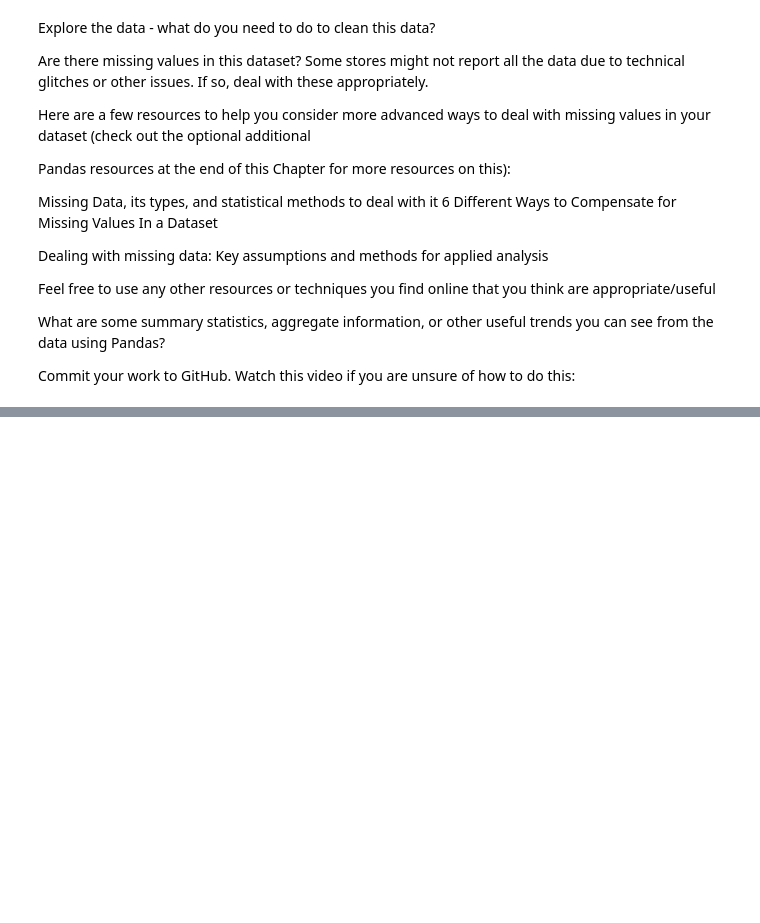
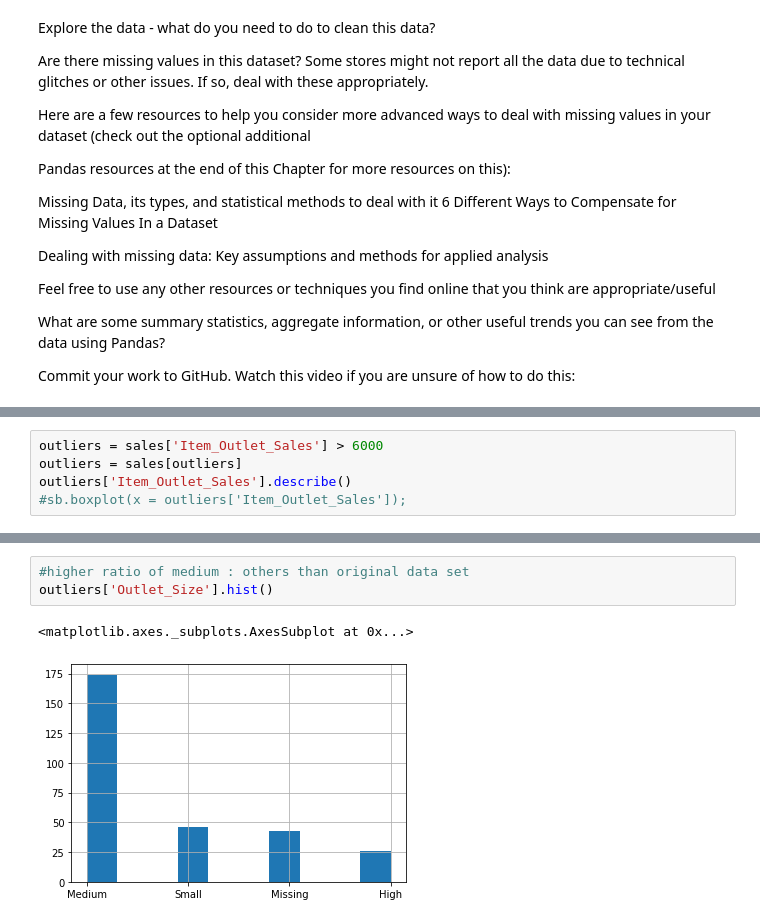
Before and after one commit to datguy7/Placeholder, a Jupyter notebook: Carter_Project_1.ipynb, the cells around one changed output, grey strips where cells are left out. Cells and saved outputs as stored; diff of their text form; blank space fills up the shorter version.

```diff
--- a/Carter_Project_1.ipynb
+++ b/Carter_Project_1.ipynb
@@ -74,0 +181,5 @@ memory usage: 799.2+ KB
+# %%
+outliers = sales['Item_Outlet_Sales'] > 6000
+outliers = sales[outliers]
+outliers['Item_Outlet_Sales'].describe()
+#sb.boxplot(x = outliers['Item_Outlet_Sales']);
@@ -74,0 +196,6 @@ memory usage: 799.2+ KB
+# %%
+#higher ratio of medium : others than original data set
+outliers['Outlet_Size'].hist()
+# %% [output]
+<matplotlib.axes._subplots.AxesSubplot at 0x...>
+[figure, added]
```
Also changed, not shown: parts of 41 cells of this notebook.
